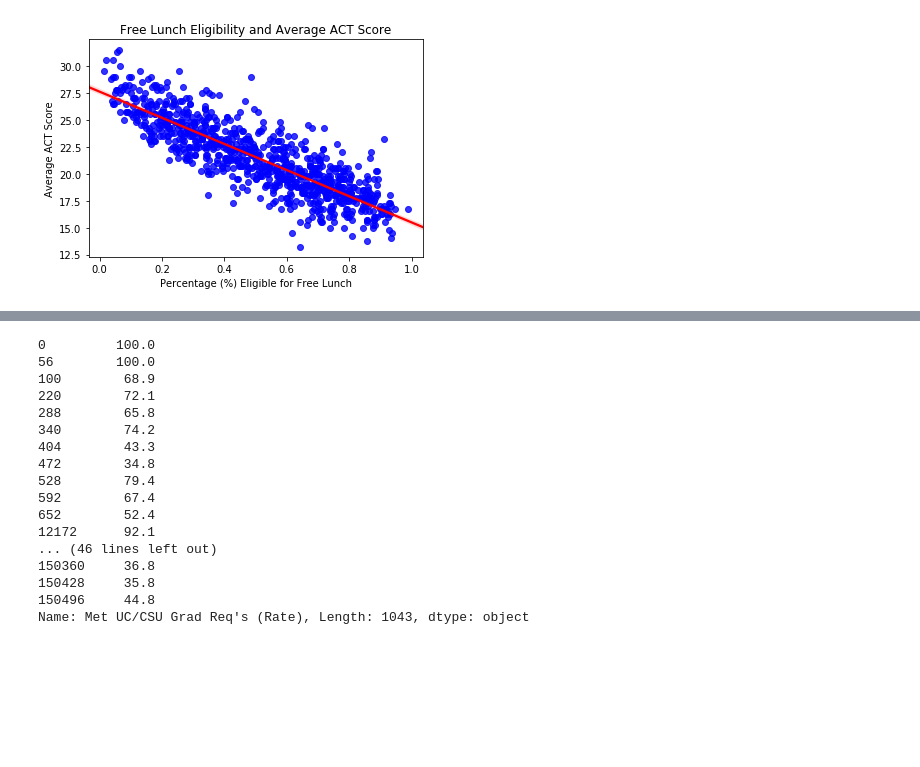
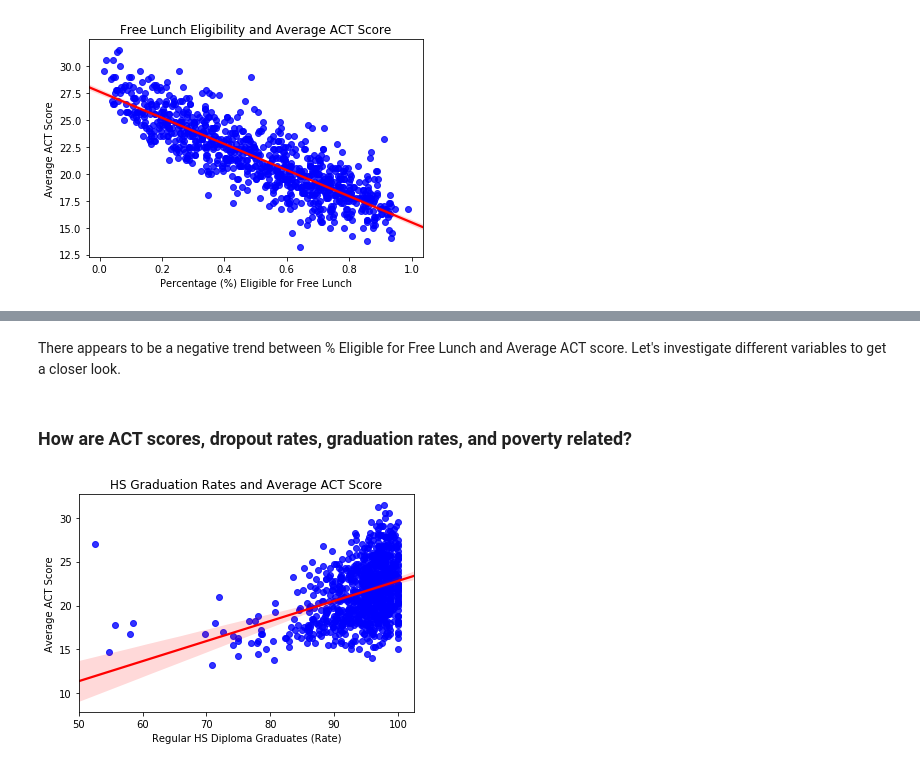
Before and after one commit to EricaXia/act_scores, a Jupyter notebook: act_scores.ipynb, the cells around one changed output, grey strips where cells are left out. Saved outputs shown, nothing was run; the diff lists cells and outputs as text; code cells hidden in the pictures; blank space fills up the shorter version.

```diff
--- a/act_scores.ipynb
+++ b/act_scores.ipynb
@@ -148,20 +106,14 @@ later relationships to compare / develop visualizations / model and predict:
-# %%
-df["Met UC/CSU Grad Req's (Rate)"]
-# %% [output]
-0         100.0
-56        100.0
-100        68.9
-220        72.1
-288        65.8
-340        74.2
-404        43.3
-472        34.8
-528        79.4
-592        67.4
-652        52.4
-12172      92.1
-... (46 lines left out)
-150360     36.8
-150428     35.8
-150496     44.8
-Name: Met UC/CSU Grad Req's (Rate), Length: 1043, dtype: object
+# %% [markdown]
+There appears to be a negative trend between % Eligible for Free Lunch and Average ACT score. Let's investigate different variables to get a closer look.
+# %% [markdown]
+### How are ACT scores, dropout rates, graduation rates, and poverty related?
+# %%
+# Plot
+df['Regular HS Diploma Graduates (Rate)'] = pd.to_numeric(df['Regular HS Diploma Graduates (Rate)'], errors='coerce')
+sns.regplot(df['Regular HS Diploma Graduates (Rate)'], df['AvgScrTotal'], scatter_kws={"color": "blue"}, line_kws={"color": "red"})
+plt.title('HS Graduation Rates and Average ACT Score')
+plt.xlabel('Regular HS Diploma Graduates (Rate)')
+plt.ylabel('Average ACT Score')
+plt.show()
+# %% [output]
+[figure, added]
```
Also changed, not shown: parts of 11 cells of this notebook, 7 other files.
